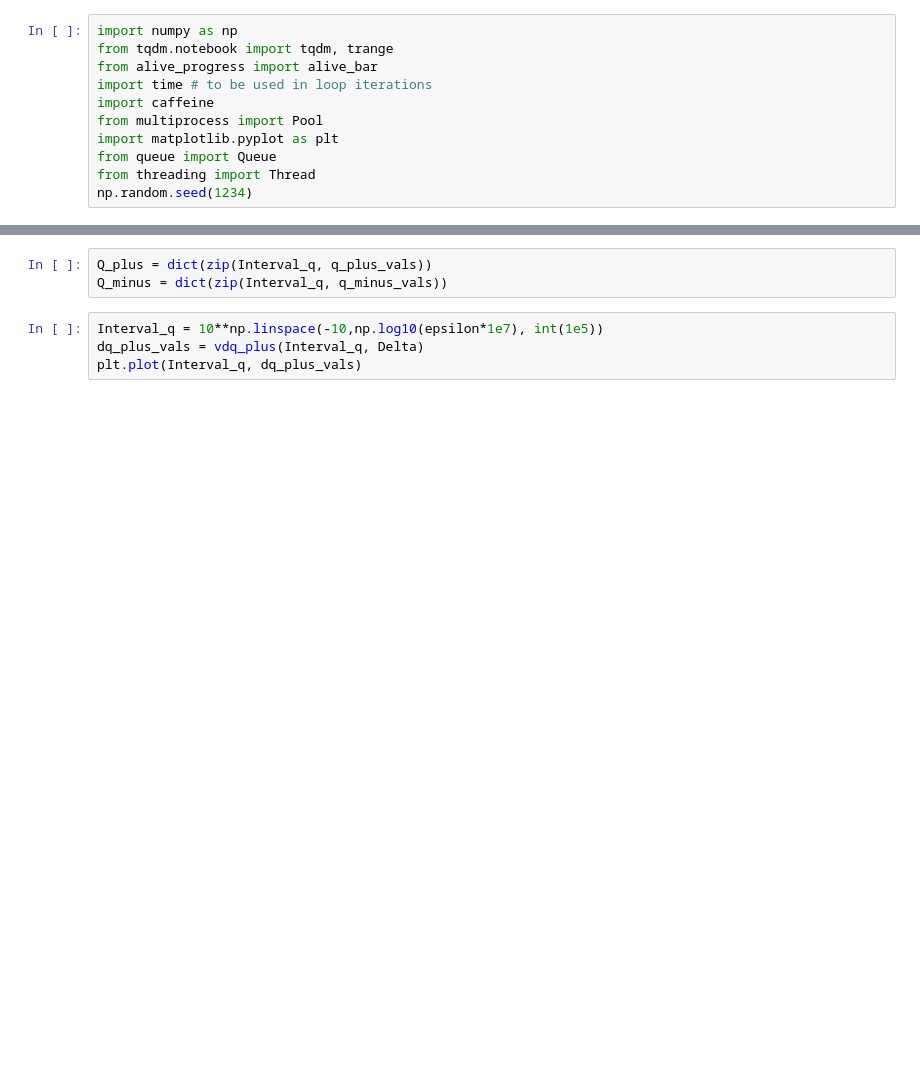
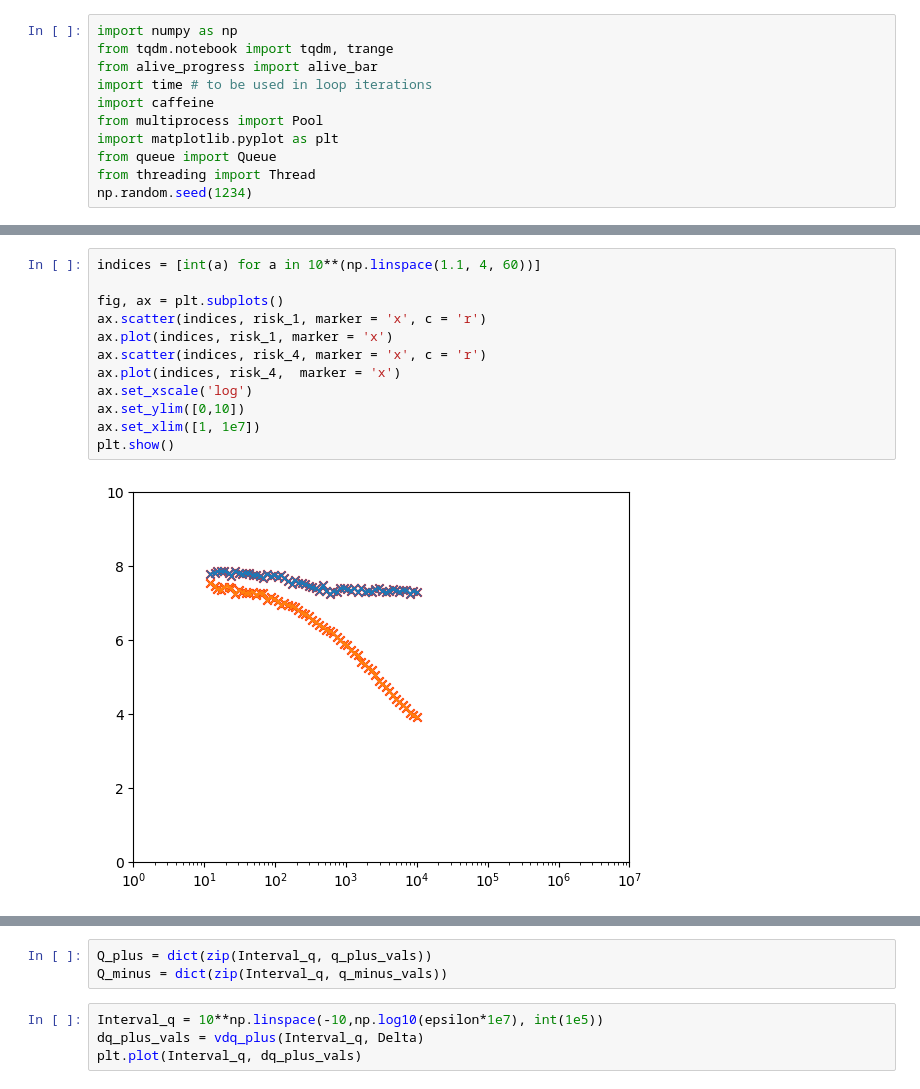
Before and after one commit to PantelisTass/Imperial-UROP-Project-SGD, a Jupyter notebook: Non-monotone activation isotropic gaussian.ipynb, the cells around one changed output, grey strips where cells are left out. Drawn from its saved outputs; the diff is of its cells as text; blank space fills up the shorter version.

```diff
--- a/Non-monotone activation isotropic gaussian.ipynb
+++ b/Non-monotone activation isotropic gaussian.ipynb
@@ -128,3 +92,17 @@ plt.show()
+# %%
+indices = [int(a) for a in 10**(np.linspace(1.1, 4, 60))]
+
+fig, ax = plt.subplots()
+ax.scatter(indices, risk_1, marker = 'x', c = 'r')
+ax.plot(indices, risk_1, marker = 'x')
+ax.scatter(indices, risk_4, marker = 'x', c = 'r')
+ax.plot(indices, risk_4,  marker = 'x')
+ax.set_xscale('log')
+ax.set_ylim([0,10])
+ax.set_xlim([1, 1e7])
+plt.show()
+# %% [output]
+[figure, added]
 # %%
 from scipy.stats import norm
 
```
Also changed, not shown: parts of 24 cells of this notebook, 1 other file.
